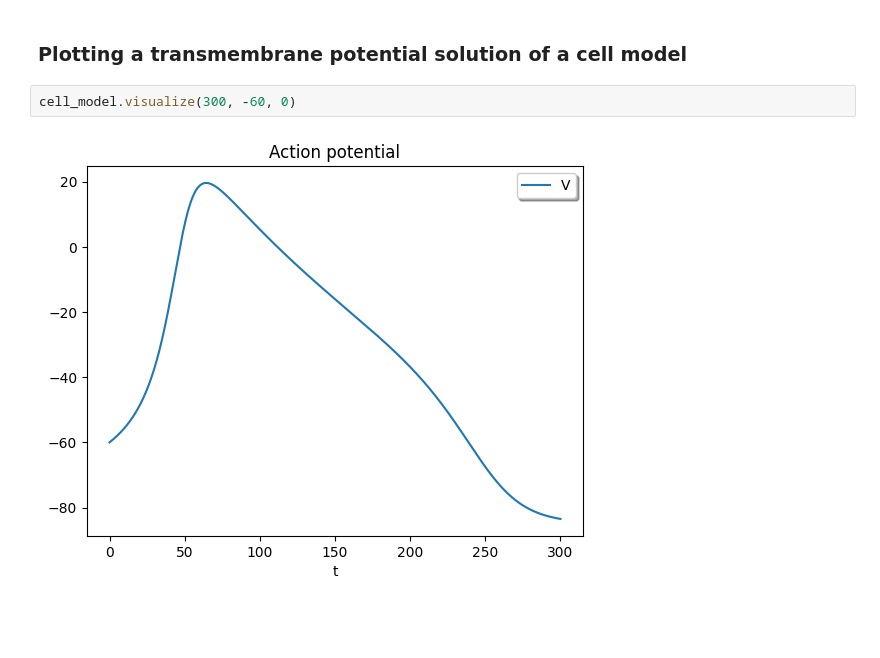
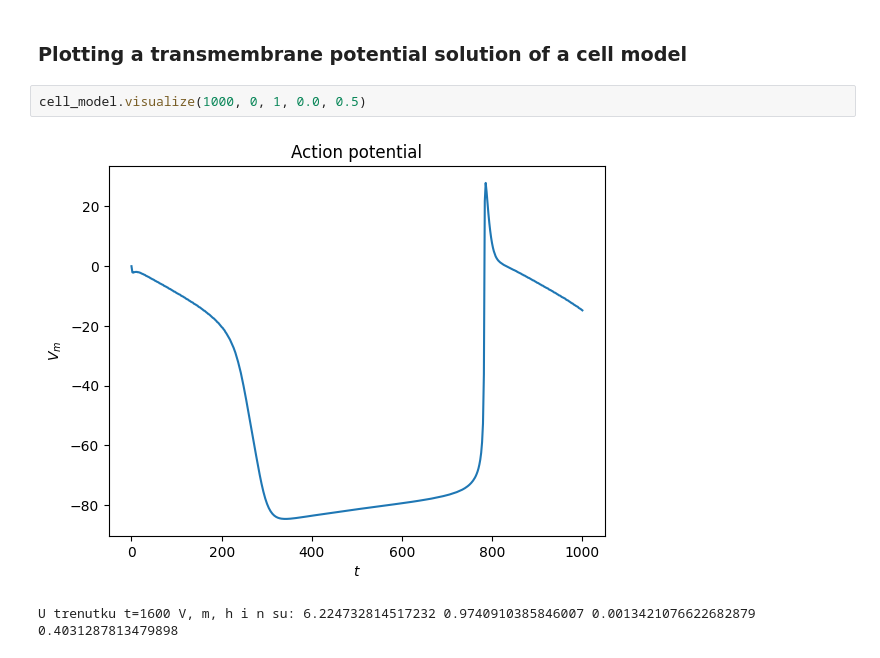
Before and after one commit to VinkoGitHub/Modeliranje-biofizike-srcanog-misica, a Jupyter notebook: solve.ipynb, the cells around one changed output. Saved outputs shown, nothing was run; the diff lists cells and outputs as text; blank space fills up the shorter version.

```diff
--- a/solve.ipynb
+++ b/solve.ipynb
@@ -47,9 +53,10 @@ model.plot_signal()
 # %% [markdown]
 ### Plotting a transmembrane potential solution of a cell model
-# %%
-cell_model.visualize(300, -60, 0)
-# %% [output]
-[figure, removed]
+# %%
+cell_model.visualize(1000, 0, 1, 0.0, 0.5)
+# %% [output]
+[figure, added]
+U trenutku t=1600 V, m, h i n su: 6.224732814517232 0.9740910385846007 0.0013421076622682879 0.4031287813479898
 # %%
 plot_vector_field(domain, lambda x: [x[0], x[0], 0])
 # %% [output]
```
Also changed, not shown: parts of 6 cells of this notebook, 5 other files.
